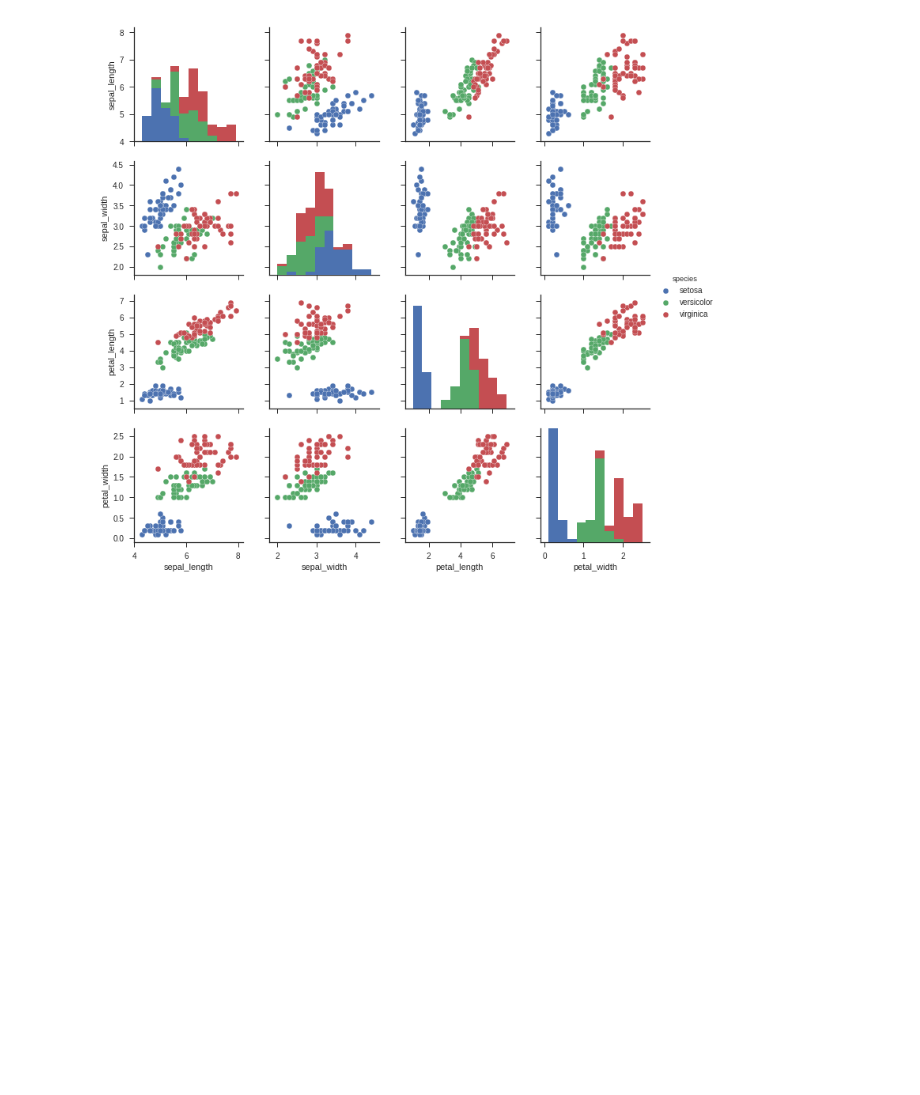
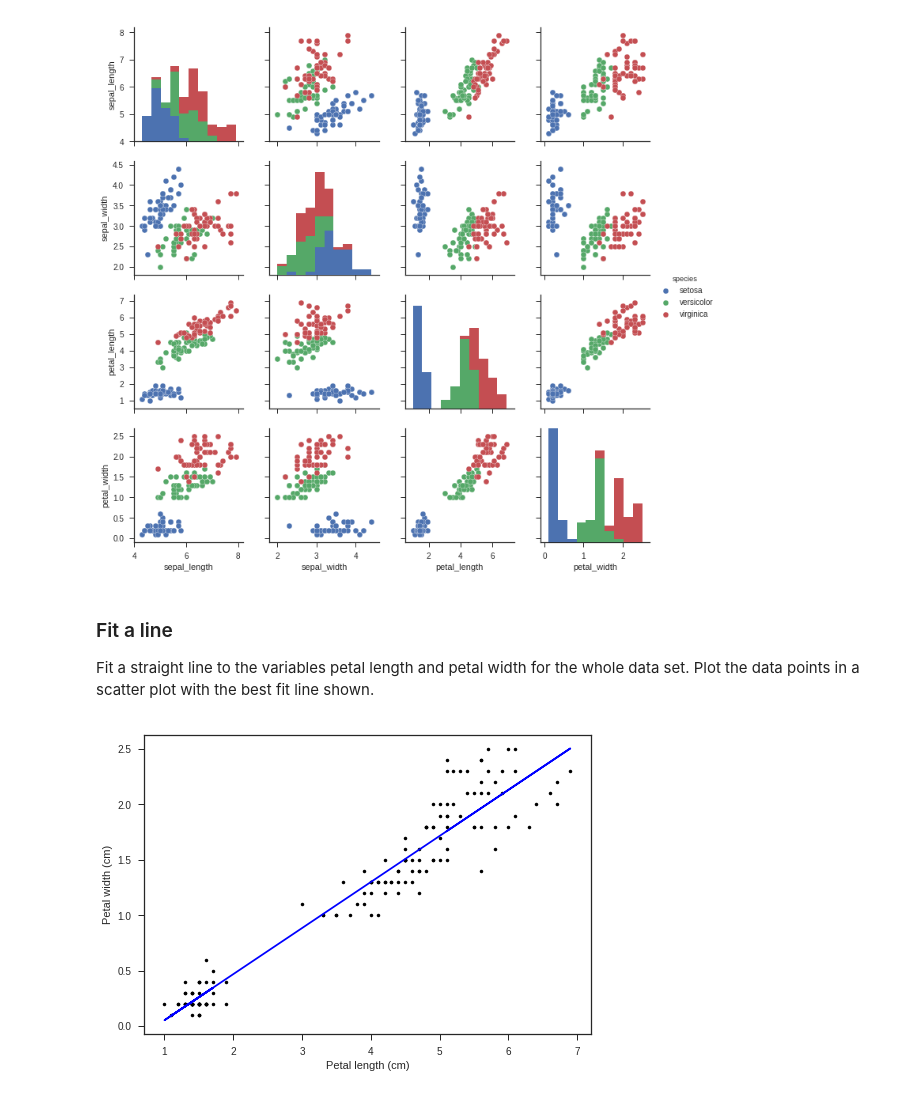
Before and after one commit to KeithWilliamsGMIT/Emerging-Technologies-Jupyter, a Jupyter notebook: iris.ipynb, the cells around one changed output. Saved outputs shown, nothing was run; the diff lists cells and outputs as text; code cells hidden in the pictures; blank space fills up the shorter version.

Commit message:
Fit a straight line to the variables petal length and petal width for the whole data set.

```diff
--- a/iris.ipynb
+++ b/iris.ipynb
@@ -100,3 +100,18 @@ sns.pairplot(iris, hue='species')
 plt.show()
 # %% [output]
 [figure]
+# %% [markdown]
+### Fit a line
+Fit a straight line to the variables petal length and petal width for the whole data set. Plot the data points in a scatter plot with the best fit line shown.
+# %%
+# Fit the line
+m, c = np.polyfit(pl, pw, 1)
+
+# Plot the line
+plt.plot(pl, pw, 'k.')
+plt.plot(pl, m * pl + c, 'b-')
+plt.xlabel('Petal length (cm)')
+plt.ylabel('Petal width (cm)')
+plt.show()
+# %% [output]
+[figure, added]
```
Also changed, not shown: 1 other file.
